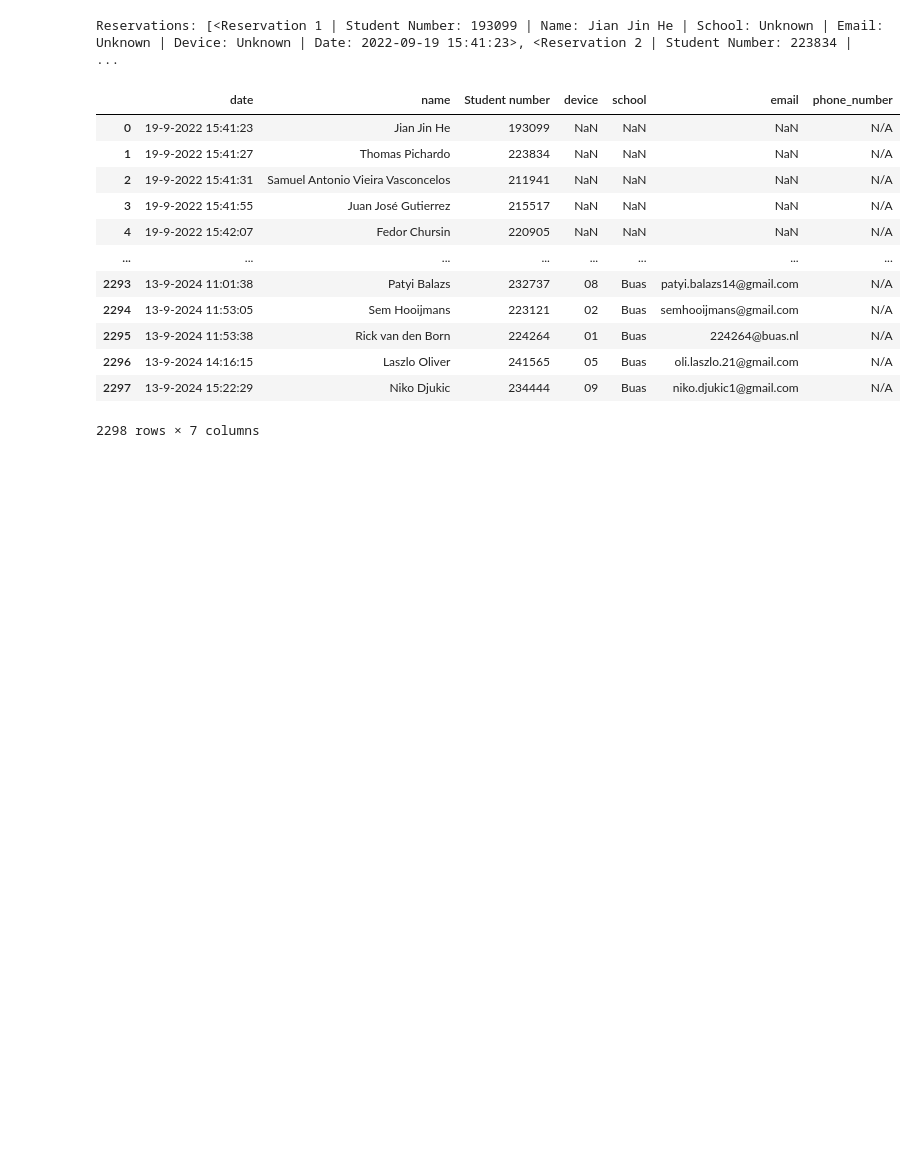
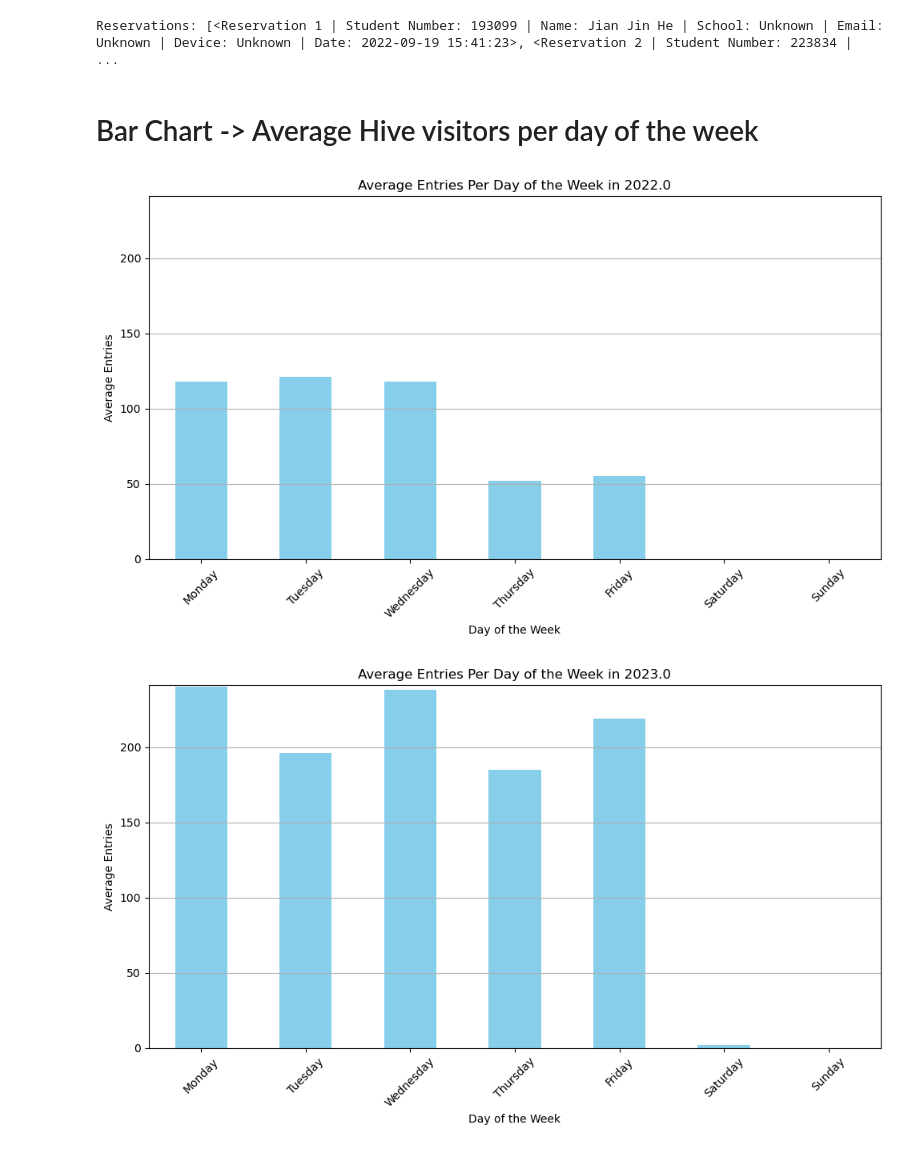
Before and after one commit to SavvX/GameBooker, a Jupyter notebook: data.ipynb, the cells around one changed output. Saved outputs shown, nothing was run; the diff lists cells and outputs as text; code cells hidden in the pictures; blank space fills up the shorter version.

```diff
--- a/data.ipynb
+++ b/data.ipynb
@@ -155,19 +157,42 @@ with app.app_context():
     print("Reservations in Last 24 Hours:", reservations_last_24_hours)
 # %% [output]
 Reservations: [<Reservation 1 | Student Number: 193099 | Name: Jian Jin He | School: Unknown | Email: Unknown | Device: Unknown | Date: 2022-09-19 15:41:23>, <Reservation 2 | Student Number: 223834 |  ...
-# %%
-df1
-# %% [output]
-|  | date | name | Student number | device | school | email | phone_number |
-| 0 | 19-9-2022 15:41:23 | Jian Jin He | 193099 | NaN | NaN | NaN | N/A |
-| 1 | 19-9-2022 15:41:27 | Thomas Pichardo | 223834 | NaN | NaN | NaN | N/A |
-| 2 | 19-9-2022 15:41:31 | Samuel Antonio Vieira Vasconcelos | 211941 | NaN | NaN | NaN | N/A |
-| 3 | 19-9-2022 15:41:55 | Juan José Gutierrez | 215517 | NaN | NaN | NaN | N/A |
-| 4 | 19-9-2022 15:42:07 | Fedor Chursin | 220905 | NaN | NaN | NaN | N/A |
-| ... | ... | ... | ... | ... | ... | ... | ... |
-| 2293 | 13-9-2024 11:01:38 | Patyi Balazs | 232737 | 08 | Buas | patyi.balazs14@gmail.com | N/A |
-| 2294 | 13-9-2024 11:53:05 | Sem Hooijmans | 223121 | 02 | Buas | semhooijmans@gmail.com | N/A |
-| 2295 | 13-9-2024 11:53:38 | Rick van den Born | 224264 | 01 | Buas | 224264@buas.nl | N/A |
-| 2296 | 13-9-2024 14:16:15 | Laszlo Oliver | 241565 | 05 | Buas | oli.laszlo.21@gmail.com | N/A |
-| 2297 | 13-9-2024 15:22:29 | Niko Djukic | 234444 | 09 | Buas | niko.djukic1@gmail.com | N/A |
-2298 rows × 7 columns
+# %% [markdown]
+# Bar Chart -> Average Hive visitors per day of the week
+# %%
+df1['date'] = pd.to_datetime(df1['date'], format="%d-%m-%Y %H:%M:%S", errors='coerce', dayfirst=True)
+# %%
+# Step 2: Extract day of the week and year
+df1['day_of_week'] = df1['date'].dt.day_name()
+df1['year'] = df1['date'].dt.year
+
+# Step 3: Group by year and day of the week, and count entries
+average_entries = df1.groupby(['year', 'day_of_week']).size().reset_index(name='entries')
+# %%
+# Step 4: Calculate average entries per day of the week for each year
+average_per_weekday = average_entries.groupby(['year', 'day_of_week'])['entries'].mean().unstack()
+
+# Step 5: Define the order of weekdays
+weekday_order = ['Monday', 'Tuesday', 'Wednesday', 'Thursday', 'Friday', 'Saturday', 'Sunday']
+
+# Ensure the index is ordered
+average_per_weekday = average_per_weekday.reindex(columns=weekday_order)
+
+# Step 6: Determine the global maximum value for the y-axis
+global_max = average_per_weekday.max().max()
+
+# Step 7: Plotting separate bar charts for each year with a common scale
+for year in average_per_weekday.index:
+    plt.figure(figsize=(10, 6))
+    average_per_weekday.loc[year].plot(kind='bar', color='skyblue')
+    plt.title(f'Average Entries Per Day of the Week in {year}')
+    plt.xlabel('Day of the Week')
+    plt.ylabel('Average Entries')
+    plt.xticks(rotation=45)
+    plt.ylim(0, global_max + 1)  # Set the y-axis limit
+    plt.grid(axis='y')
+    plt.tight_layout()  # Adjust layout to fit titles and labels
+    plt.show()
+# %% [output]
+[figure, added]
+[figure, added]
```
Also changed, not shown: parts of 4 cells of this notebook, 6 other files.
